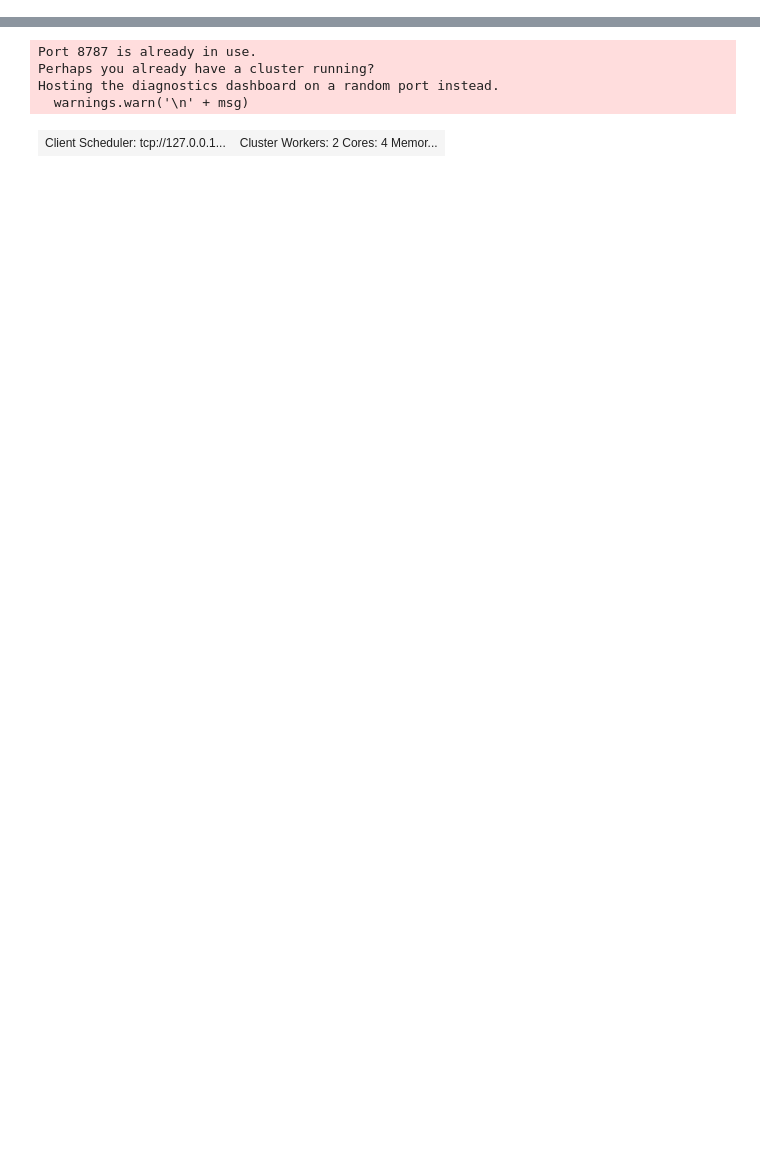
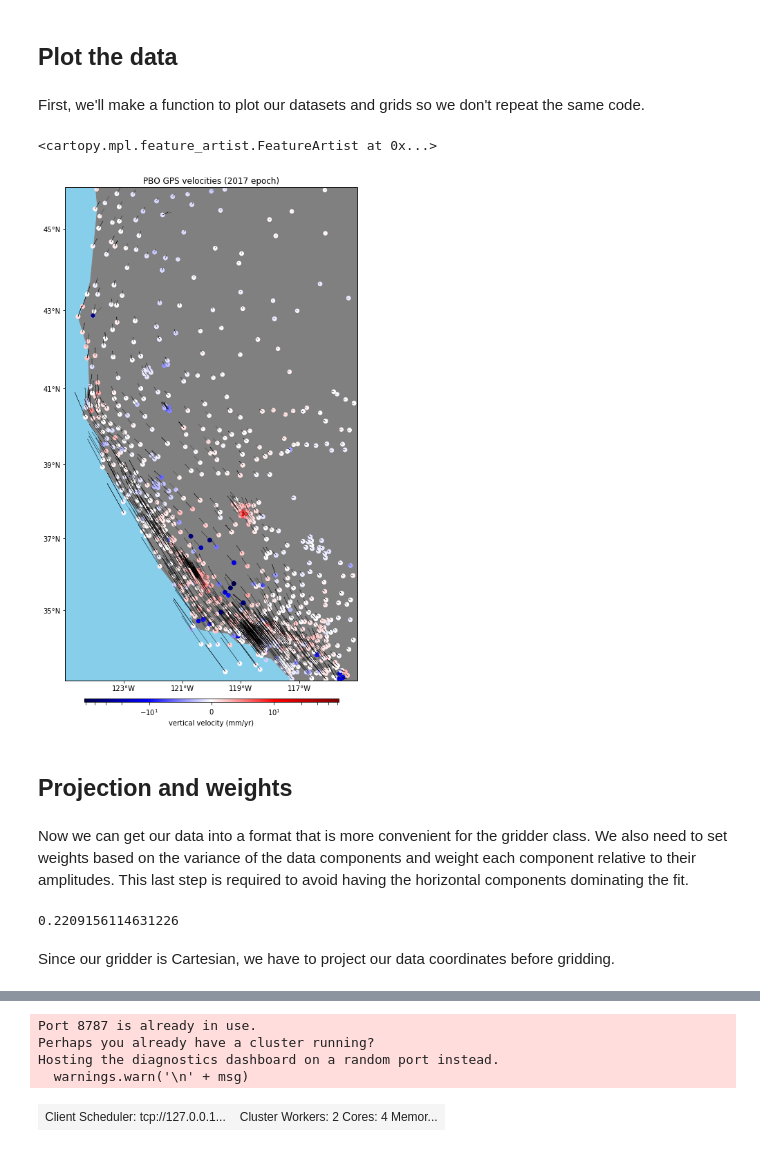
Before and after one commit to leouieda/agu2018, a Jupyter notebook: code/notebooks/pbo_data.ipynb, the cells around one changed output, grey strips where cells are left out. Cells and saved outputs as stored; diff of their text form; code cells hidden in the pictures; blank space fills up the shorter version.

```diff
--- a/code/notebooks/pbo_data.ipynb
+++ b/code/notebooks/pbo_data.ipynb
@@ -155,0 +71,57 @@ ax.gridlines(draw_labels=True)
+# %% [markdown]
+## Plot the data
+# %% [markdown]
+First, we'll make a function to plot our datasets and grids so we don't repeat the same code.
+# %%
+def plot_data(data, ax=None, maxabs=52, every_arrow=2, quiver_scale=400, quiver_width=0.001, size=30):
+    "Plot a grid or a DataFrame with the vertical in color and horizontal as vectors."
+    crs = ccrs.Mercator()
+    transform = ccrs.PlateCarree()
+    if ax is None:
+        plt.figure(figsize=(11, 16))
+        ax = plt.subplot(111, projection=crs)
+    ax.add_feature(cfeature.OCEAN, facecolor="skyblue")
+    cbargs = dict(orientation="horizontal", aspect=70, label="vertical velocity (mm/yr)",
+                  shrink=0.6, pad=0.03)
+    norm = SymLogNorm(linthresh=10, linscale=1, vmin=-maxabs, vmax=maxabs)
+    if isinstance(data, pd.DataFrame):
+        tmp = ax.scatter(
+            data.longitude, data.latitude, s=size, c=data.up_velocity,
+            vmin=-maxabs, vmax=maxabs, cmap="seismic", norm=norm,
+            transform=transform
+        )
+        plt.colorbar(tmp, ax=ax, **cbargs)
+    else:
+        data.up_velocity.plot.pcolormesh(
+            ax=ax, vmin=-maxabs, vmax=maxabs, cmap="seismic", cbar_kwargs=cbargs,
+            add_labels=False, norm=norm, transform=transform,
+        )
+        indexer = slice(None, None, every_arrow)
+        # Downsample the arrows so we can actually see something
+        data = data.isel(longitude=indexer, latitude=indexer)
+    ax.quiver(data.longitude.values, data.latitude.values,
+              data.east_velocity.values, data.north_velocity.values,
+              scale=quiver_scale, width=quiver_width, transform=transform)
+    #ax.coastlines(resolution="50m", linewidth=1)
+    # Set the proper ticks for a Cartopy map
+    ax.set_xticks(np.arange(*region[:2], 2)[1:], crs=transform)
+    ax.set_yticks(np.arange(*region[2:], 2)[1:], crs=transform)
+    ax.xaxis.set_major_formatter(LongitudeFormatter())
+    ax.yaxis.set_major_formatter(LatitudeFormatter())
+    ax.set_extent(region, crs=transform)
+    return ax
+# %%
+ax = plot_data(data, quiver_width=0.0005)
+ax.set_title("PBO GPS velocities (2017 epoch)")
+ax.add_feature(cfeature.LAND, facecolor="gray")
+# %% [output]
+<cartopy.mpl.feature_artist.FeatureArtist at 0x...>
+[figure, added]
+# %% [markdown]
+## Projection and weights
+# %% [markdown]
+Now we can get our data into a format that is more convenient for the gridder class. We also need to set weights based on the variance of the data components and weight each component relative to their amplitudes. This last step is required to avoid having the horizontal components dominating the fit.
+# %%
+np.linalg.norm(data.up_velocity)/np.linalg.norm(data.east_velocity)
+# %% [output]
+0.2209156114631226
@@ -155,0 +134,2 @@ ax.gridlines(draw_labels=True)
+# %% [markdown]
+Since our gridder is Cartesian, we have to project our data coordinates before gridding.
```
Also changed, not shown: parts of 55 cells of this notebook, 1 other file.
